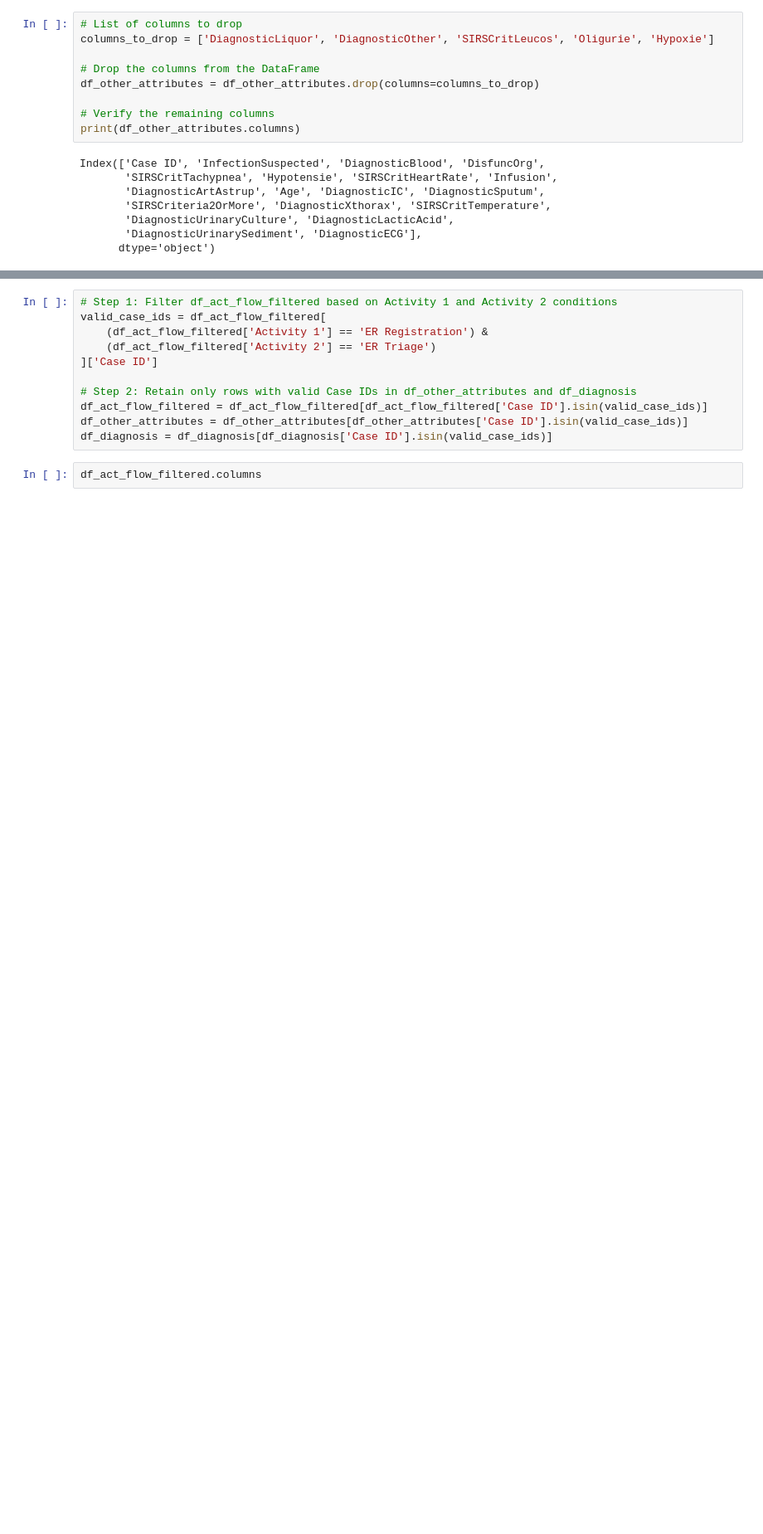
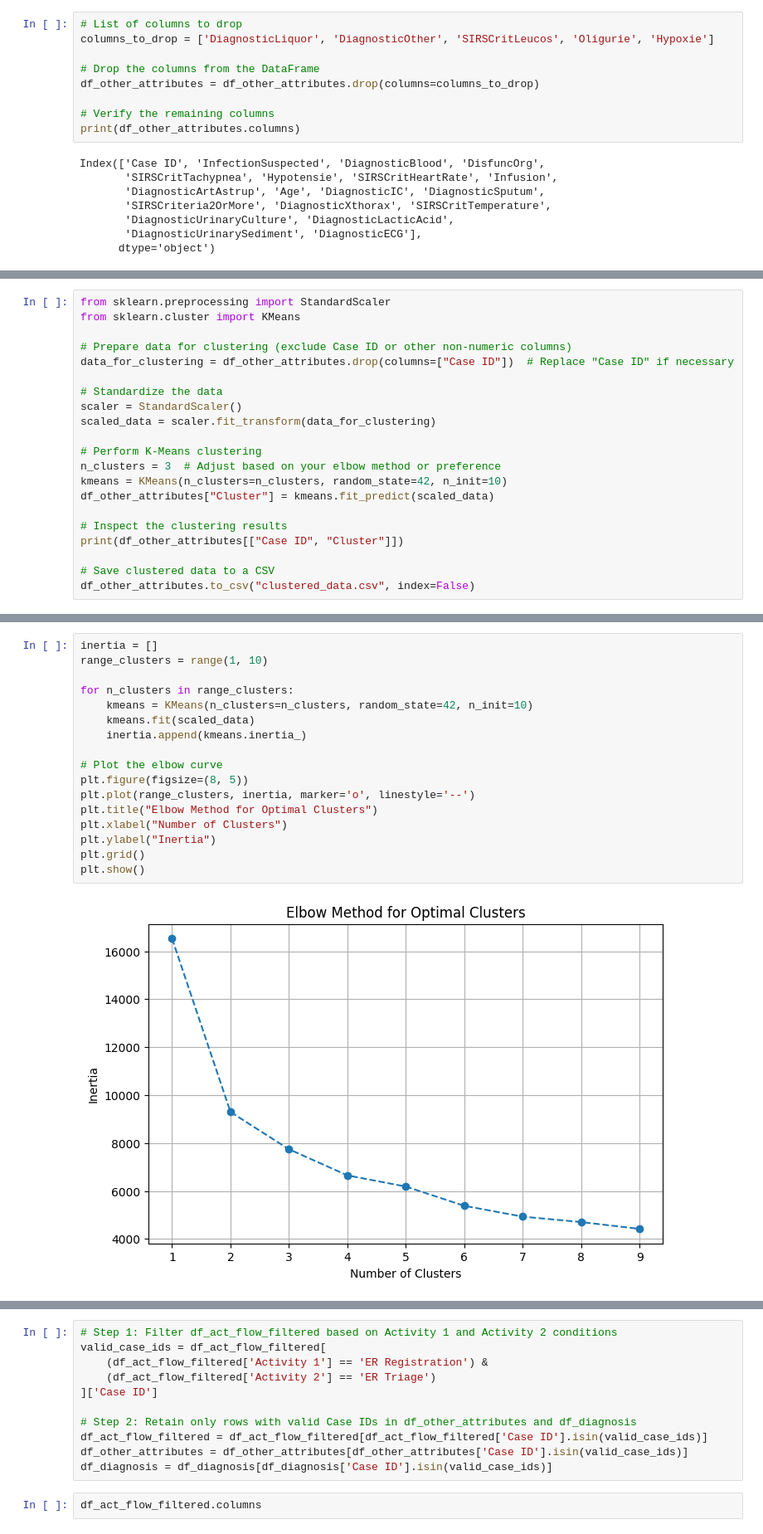
Before and after one commit to mohdkashifansari/Process_Analytics, a Jupyter notebook: model.ipynb, the cells around one changed output, grey strips where cells are left out. Shown at 83% size. Saved outputs shown, nothing was run; the diff lists cells and outputs as text; blank space fills up the shorter version.

```diff
--- a/model.ipynb
+++ b/model.ipynb
@@ -240,0 +282,21 @@ plt.show()
+# %%
+from sklearn.preprocessing import StandardScaler
+from sklearn.cluster import KMeans
+
+# Prepare data for clustering (exclude Case ID or other non-numeric columns)
+data_for_clustering = df_other_attributes.drop(columns=["Case ID"])  # Replace "Case ID" if necessary
+
+# Standardize the data
+scaler = StandardScaler()
+scaled_data = scaler.fit_transform(data_for_clustering)
+
+# Perform K-Means clustering
+n_clusters = 3  # Adjust based on your elbow method or preference
+kmeans = KMeans(n_clusters=n_clusters, random_state=42, n_init=10)
+df_other_attributes["Cluster"] = kmeans.fit_predict(scaled_data)
+
+# Inspect the clustering results
+print(df_other_attributes[["Case ID", "Cluster"]])
+
+# Save clustered data to a CSV
+df_other_attributes.to_csv("clustered_data.csv", index=False)
@@ -241,3 +318,22 @@ plt.show()
+# %%
+inertia = []
+range_clusters = range(1, 10)
+
+for n_clusters in range_clusters:
+    kmeans = KMeans(n_clusters=n_clusters, random_state=42, n_init=10)
+    kmeans.fit(scaled_data)
+    inertia.append(kmeans.inertia_)
+
+# Plot the elbow curve
+plt.figure(figsize=(8, 5))
+plt.plot(range_clusters, inertia, marker='o', linestyle='--')
+plt.title("Elbow Method for Optimal Clusters")
+plt.xlabel("Number of Clusters")
+plt.ylabel("Inertia")
+plt.grid()
+plt.show()
+# %% [output]
+[figure, added]
 # %%
 # Count unique values in Activity 1
 activity_1_counts = df_act_flow_filtered['Activity 1'].value_counts()
```
Also changed, not shown: parts of 10 cells of this notebook, 5 other files.
